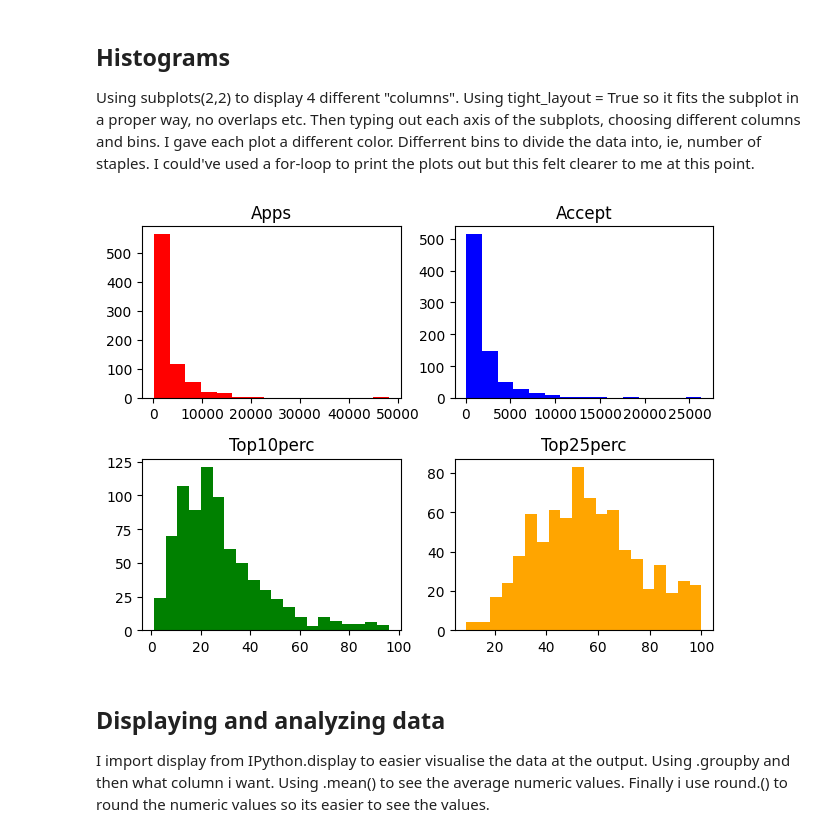
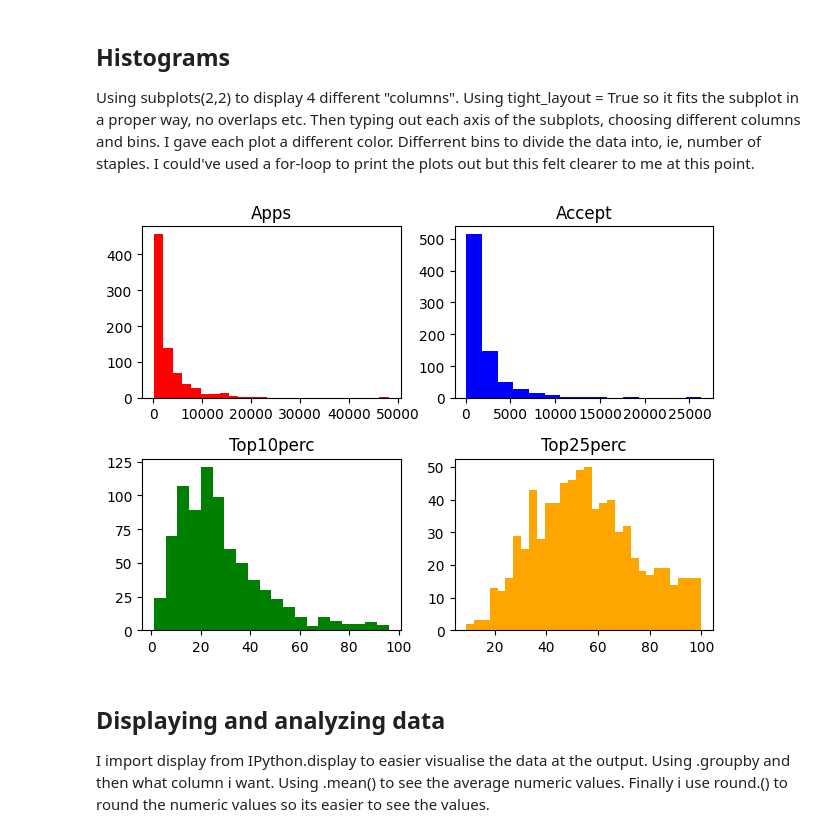
Before and after one commit to tobias-oberg/Databehandling-Tobias-ObergAI24, a Jupyter notebook: Lab/Lab.ipynb, the cells around one changed output. Drawn from its saved outputs; the diff is of its cells as text; code cells hidden in the pictures.

```diff
--- a/Lab/Lab.ipynb
+++ b/Lab/Lab.ipynb
@@ -92,23 +92,23 @@ Using subplots(2,2) to display 4 different "columns". Using tight_layout = True
 # %%
 # g)   can also use a for-loop for less code.
 fig, ax = plt.subplots(2,2, tight_layout=True)
 
 
-ax[0, 0].hist(college3["Apps"], bins=15, color= "red", alpha=1)
+ax[0, 0].hist(college3["Apps"], bins=25, color= "red", alpha=1)
 ax[0, 0].set_title("Apps")
 
 ax[0, 1].hist(college3["Accept"], bins=15, color= "blue", alpha=1)
 ax[0, 1].set_title("Accept")
 
 ax[1, 0].hist(college3["Top10perc"], bins=20, color= "green", alpha=1)
 ax[1, 0].set_title("Top10perc")
 
-ax[1, 1].hist(college3["Top25perc"], bins=20, color= "orange", alpha=1)
+ax[1, 1].hist(college3["Top25perc"], bins=30, color= "orange", alpha=1)
 ax[1, 1].set_title("Top25perc")
 
 plt.show()
 # %% [output]
-[figure, old version]
+[figure, new version]
 # %% [markdown]
 ## Displaying and analyzing data
 I import display from IPython.display to easier visualise the data at the output.
```
